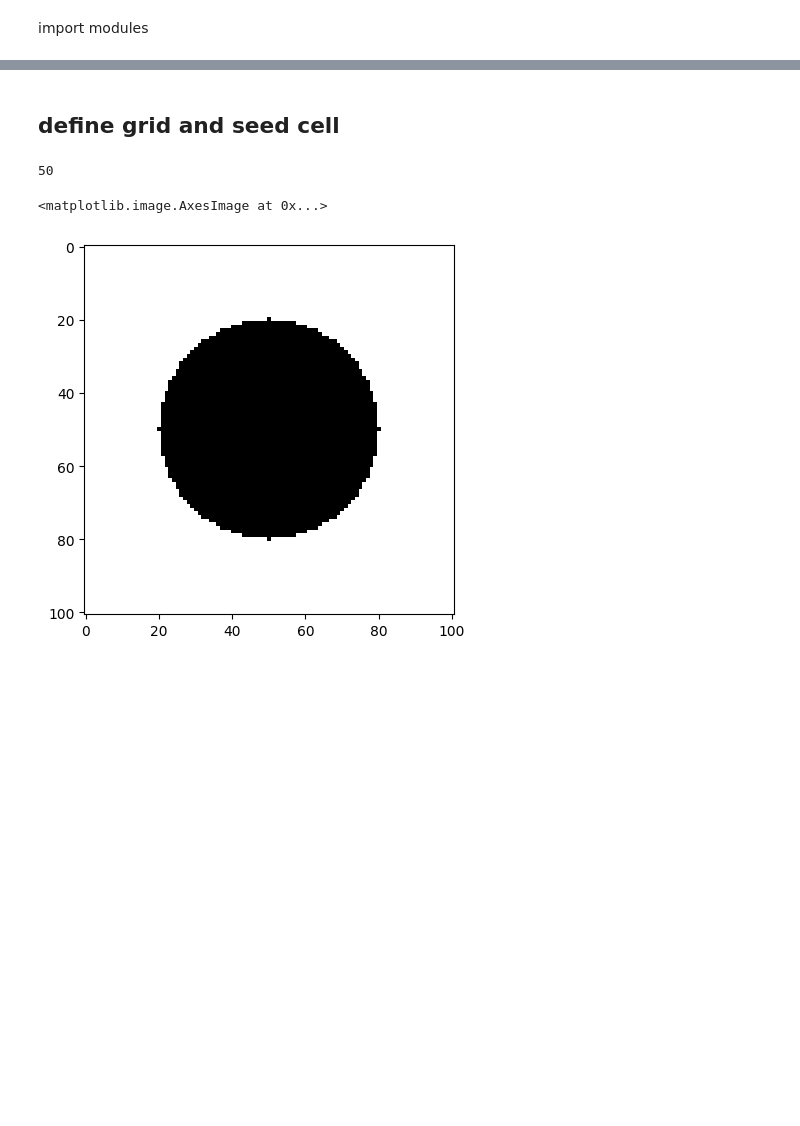
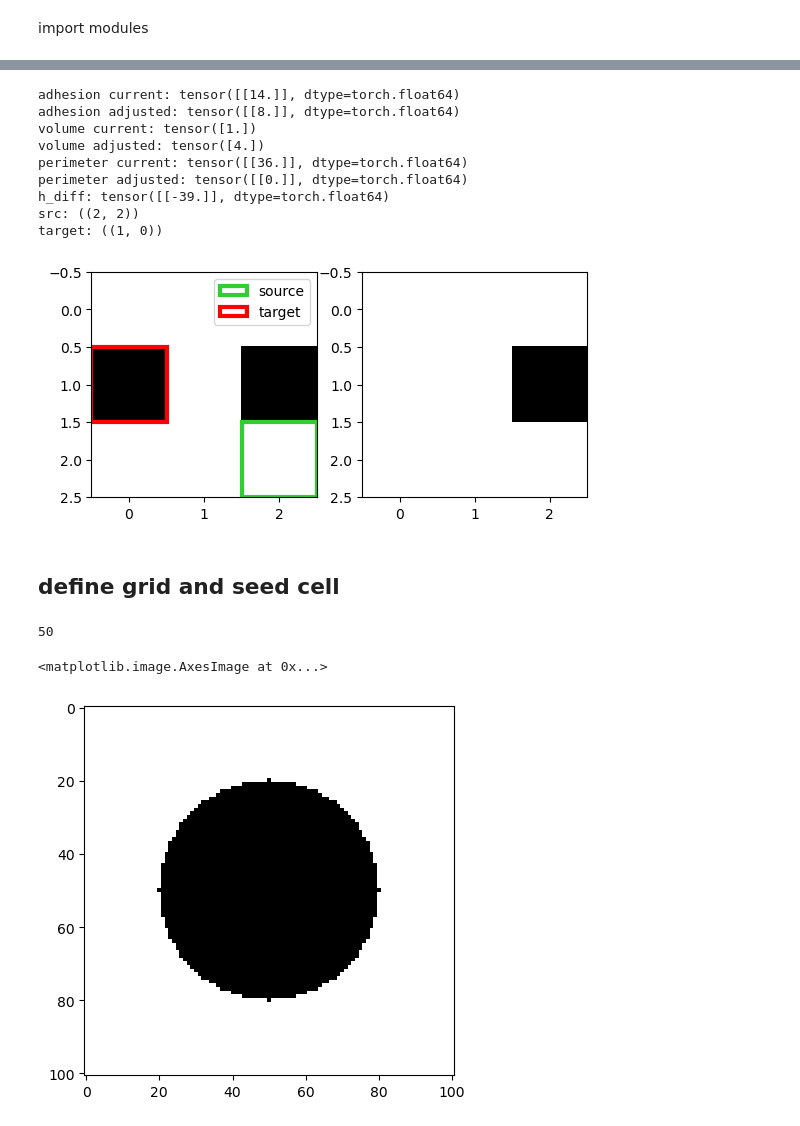
Before and after one commit to JanSchering/Thesis, a Jupyter notebook: cpm/CPM.ipynb, the cells around one changed output, grey strips where cells are left out. Drawn from its saved outputs; the diff is of its cells as text; code cells hidden in the pictures; blank space fills up the shorter version.

```diff
--- a/cpm/CPM.ipynb
+++ b/cpm/CPM.ipynb
@@ -50,3 +62,28 @@ p_copy: tensor([[0.1754]], dtype=torch.float64)
+# %%
+def step(grid, cell_params, temperature):
+    fig, axs = plt.subplots(1,2)
+    src_coords, target_coords = pick_cells(grid)
+    axs[0].imshow(grid[0], cmap="Greys", interpolation="nearest", vmin=0, vmax=1)
+    highlight_cell(src_coords[1],src_coords[0], ax=axs[0], color="limegreen", linewidth=3, label="source")
+    highlight_cell(target_coords[1], target_coords[0], ax=axs[0], color="red", linewidth=3, label="target")
+    axs[0].legend()
+
+    grid = model(grid, src_coords, target_coords, [cell_params], temperature=temperature)
+    axs[1].imshow(grid[0], cmap="Greys", interpolation="nearest", vmin=0, vmax=1)
+    return grid
+# %%
+grid = step(grid, cell_params, temperature)
+# %% [output]
+adhesion current: tensor([[14.]], dtype=torch.float64)
+adhesion adjusted: tensor([[8.]], dtype=torch.float64)
+volume current: tensor([1.])
+volume adjusted: tensor([4.])
+perimeter current: tensor([[36.]], dtype=torch.float64)
+perimeter adjusted: tensor([[0.]], dtype=torch.float64)
+h_diff: tensor([[-39.]], dtype=torch.float64)
+src: ((2, 2))
+target: ((1, 0))
+[figure, added]
 # %% [markdown]
 ## define grid and seed cell
 # %%
```
Also changed, not shown: parts of 7 cells of this notebook, 2 other files.
